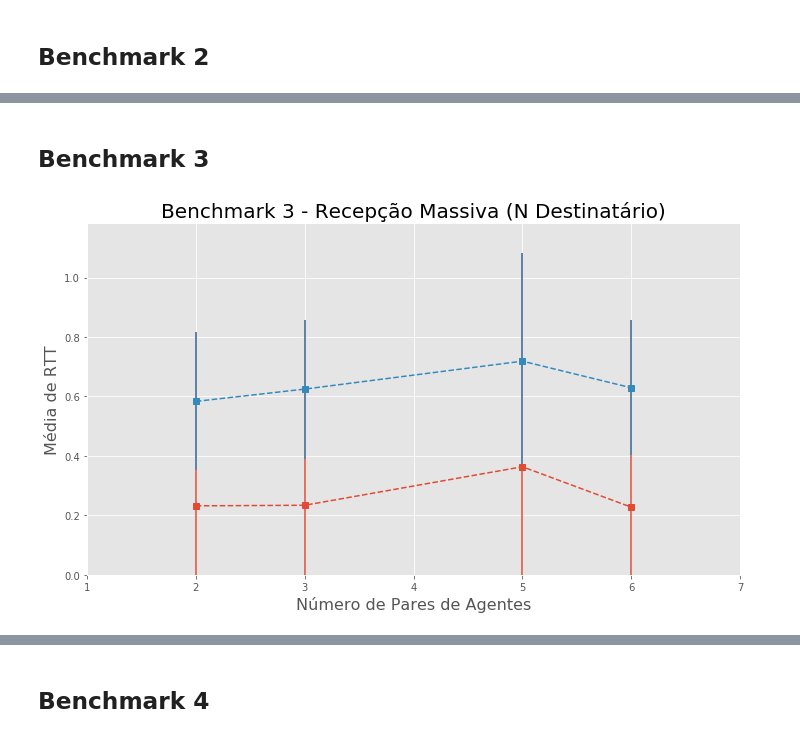
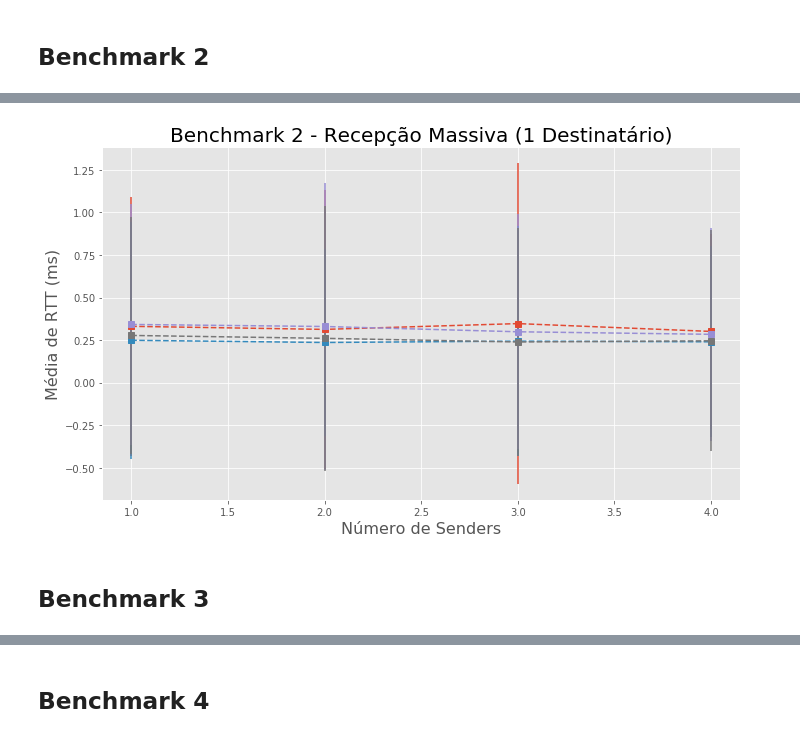
Before and after one commit to rafalencar1997/JadeContainer, a Jupyter notebook: analysis/Results.ipynb, the cells around one changed output, grey strips where cells are left out. Drawn from its saved outputs; the diff is of its cells as text; code cells hidden in the pictures.

```diff
--- a/analysis/Results.ipynb
+++ b/analysis/Results.ipynb
@@ -123,0 +114,6 @@ fig.tight_layout()
+# %%
+df = getBenchmark(2)
+df = df.groupby(['NumberOfSender', 'MessageSize', 'NumberOfMessages']).agg({'RTT': ['mean', 'min', 'max', 'std']})
+df.columns = ['RTT_mean', 'RTT_min', 'RTT_max', 'RTT_std']
+df = df.reset_index()
+df
@@ -124,2 +138,10 @@ fig.tight_layout()
+# %%
+messagesComb = [(1,1000),(1,2000),(1000,1000),(1000,2000)]
+plot_results(df, messagesComb,
+            'Benchmark 2 - Recepção Massiva (1 Destinatário)',
+            'Número de Senders',
+            'NumberOfSender')
+# %% [output]
+[figure, added]
 # %% [markdown]
 ## Benchmark 3
@@ -132,17 +147,0 @@ dfMean
-# %%
-fig, ax = plt.subplots(figsize=(10, 6))
-
-ax.set_title('Benchmark 3 - Recepção Massiva (N Destinatário)', fontsize=20)
-ax.legend(loc='upper left')
-ax.set_ylabel('Média de RTT', fontsize=16)
-ax.set_xlabel('Número de Pares de Agentes', fontsize=16)
-ax.set_xlim([dfAxis.min()-1, dfAxis.max()+1])
-ax.set_ylim([0,dfMean.max()['RTT']+dfStd.max()['RTT']+0.1])
-
-
-plt.errorbar(dfAxis, dfMean['RTT'], yerr=dfStd['RTT'], fmt='--s')
-plt.errorbar(dfAxis, dfStd['RTT'], yerr=dfMean['RTT'], fmt='--s')
-
-fig.tight_layout()
-# %% [output]
-[figure, removed]
```
Also changed, not shown: parts of 17 cells of this notebook, 5 other files.
